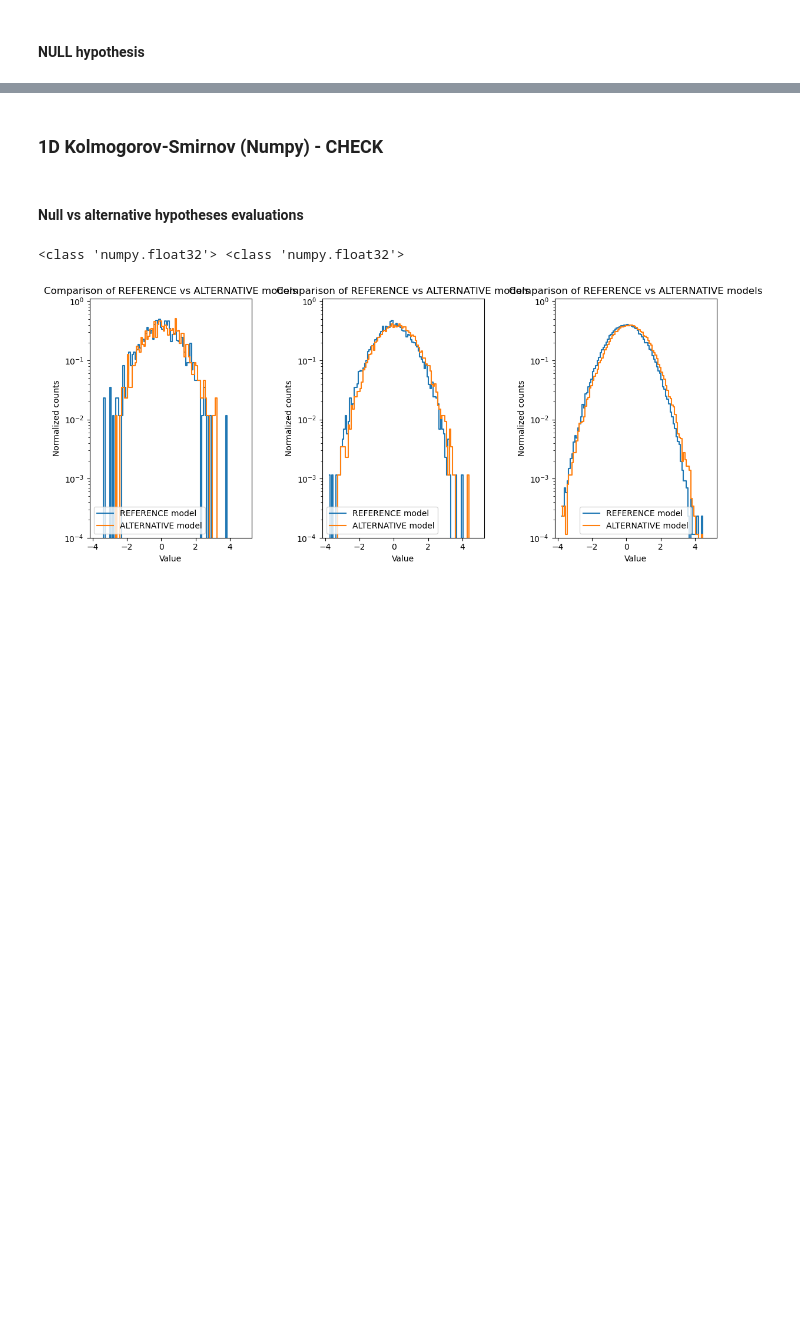
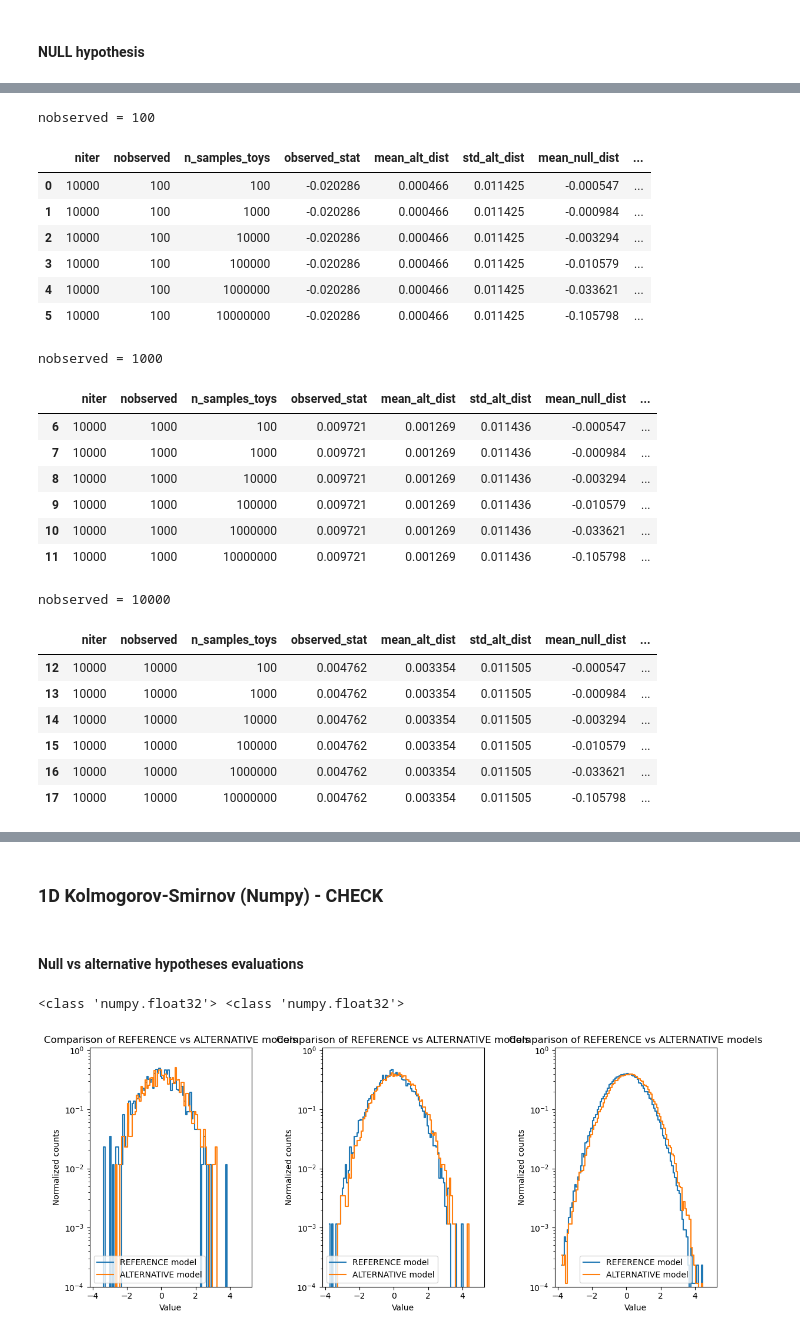
Before and after one commit to TwoSampleTests/GenerativeModelsMetrics, a Jupyter notebook: notebooks/Metrics.ipynb, the cells around one changed output, grey strips where cells are left out. Cells and saved outputs as stored; diff of their text form; code cells hidden in the pictures; blank space fills up the shorter version.

```diff
--- a/notebooks/Metrics.ipynb
+++ b/notebooks/Metrics.ipynb
@@ -3206,0 +3130,80 @@ significance: inf
+# %%
+from scipy.special import erfinv
+import matplotlib.colors as colors
+
+# Convert p-value to gaussian sigma (one-sided)
+def p_to_sigma_one_sided(p):
+    return np.sqrt(2)*erfinv(1-2*p)
+
+# Convert p-value to gaussian sigma (two-sided)
+def p_to_sigma_two_sided(p):
+    return np.sqrt(2)*erfinv(1-p)
+
+def highlight_significance(row, significance_value):
+    color = 'background-color: green' if row['sigma_one_sided'] >= significance_value else ''
+    return [color]*len(row)
+
+# Initialize an empty list to store the results
+results = []
+
+observed_instance = 0
+
+for nobserved in [100,1000,10000,100000,1000000,10000000]:
+    for nsamples in [100,1000,10000,100000,1000000,10000000]:
+        #for niter in [10, 100, 1000, 10000]:
+        for niter in [10000]:
+            null_dist = np.array(ts_dist_null[nsamples][niter]/np.sqrt(nsamples))
+            observed_stat = (ts_dist_alt[nobserved][niter]/np.sqrt(nobserved))[observed_instance]
+            p_value_one_sided = np.sum(null_dist >= observed_stat) / len(null_dist)
+            p_value_two_sided = np.sum(np.abs(null_dist) >= np.abs(observed_stat)) / len(null_dist)
+
+            # Append the results to the list as a dictionary
+            results.append({
+                'niter': niter,
+                'nobserved': nobserved,
+                'n_samples_toys': nsamples,
+                'observed_stat': observed_stat,
+                'mean_alt_dist': np.mean(ts_dist_alt[nobserved][niter]/np.sqrt(nobserved)),
+                'std_alt_dist': np.std(ts_dist_alt[nobserved][niter]/np.sqrt(nobserved)),
+                'mean_null_dist': np.mean(null_dist),
+                'std_null_dist': np.std(null_dist),
+                'p_value_one_sided': p_value_one_sided,
+                'sigma_one_sided': p_to_sigma_one_sided(p_value_one_sided),
+                #'p_value_two_sided': p_value_two_sided,
+                #'sigma_two_sided': p_to_sigma_two_sided(p_value_two_sided)
+            })
+
+# Convert the list of dictionaries to a DataFrame
+df = pd.DataFrame(results).sort_values(by=['niter', 'nobserved', 'n_samples_toys'])
+
+for nobserved in [100,1000,10000,100000,1000000,10000000]:
+    df_style = df[df['nobserved'] == nobserved].copy()
+
+    # Apply the color gradient to the new DataFrame based on the 'niter', 'nobserved', and 'n_samples_toys' columns in the original DataFrame
+    df_style = df_style.style.apply(lambda row: highlight_significance(row, 3), axis=1).set_caption('<h2 style="color: red; font-size: 20px;">'+"nobserved = "+str(nobserved)+'</h2>')
+    display(df_style)
+# %% [output]
+nobserved = 100
+|  | niter | nobserved | n_samples_toys | observed_stat | mean_alt_dist | std_alt_dist | mean_null_dist | ... |
+| 0 | 10000 | 100 | 100 | -0.020286 | 0.000466 | 0.011425 | -0.000547 | ... |
+| 1 | 10000 | 100 | 1000 | -0.020286 | 0.000466 | 0.011425 | -0.000984 | ... |
+| 2 | 10000 | 100 | 10000 | -0.020286 | 0.000466 | 0.011425 | -0.003294 | ... |
+| 3 | 10000 | 100 | 100000 | -0.020286 | 0.000466 | 0.011425 | -0.010579 | ... |
+| 4 | 10000 | 100 | 1000000 | -0.020286 | 0.000466 | 0.011425 | -0.033621 | ... |
+| 5 | 10000 | 100 | 10000000 | -0.020286 | 0.000466 | 0.011425 | -0.105798 | ... |
+nobserved = 1000
+|  | niter | nobserved | n_samples_toys | observed_stat | mean_alt_dist | std_alt_dist | mean_null_dist | ... |
+| 6 | 10000 | 1000 | 100 | 0.009721 | 0.001269 | 0.011436 | -0.000547 | ... |
+| 7 | 10000 | 1000 | 1000 | 0.009721 | 0.001269 | 0.011436 | -0.000984 | ... |
+| 8 | 10000 | 1000 | 10000 | 0.009721 | 0.001269 | 0.011436 | -0.003294 | ... |
+| 9 | 10000 | 1000 | 100000 | 0.009721 | 0.001269 | 0.011436 | -0.010579 | ... |
+| 10 | 10000 | 1000 | 1000000 | 0.009721 | 0.001269 | 0.011436 | -0.033621 | ... |
+| 11 | 10000 | 1000 | 10000000 | 0.009721 | 0.001269 | 0.011436 | -0.105798 | ... |
+nobserved = 10000
+|  | niter | nobserved | n_samples_toys | observed_stat | mean_alt_dist | std_alt_dist | mean_null_dist | ... |
+| 12 | 10000 | 10000 | 100 | 0.004762 | 0.003354 | 0.011505 | -0.000547 | ... |
+| 13 | 10000 | 10000 | 1000 | 0.004762 | 0.003354 | 0.011505 | -0.000984 | ... |
+| 14 | 10000 | 10000 | 10000 | 0.004762 | 0.003354 | 0.011505 | -0.003294 | ... |
+| 15 | 10000 | 10000 | 100000 | 0.004762 | 0.003354 | 0.011505 | -0.010579 | ... |
+| 16 | 10000 | 10000 | 1000000 | 0.004762 | 0.003354 | 0.011505 | -0.033621 | ... |
+| 17 | 10000 | 10000 | 10000000 | 0.004762 | 0.003354 | 0.011505 | -0.105798 | ... |
```
Also changed, not shown: parts of 38 cells of this notebook, 5 other files.
